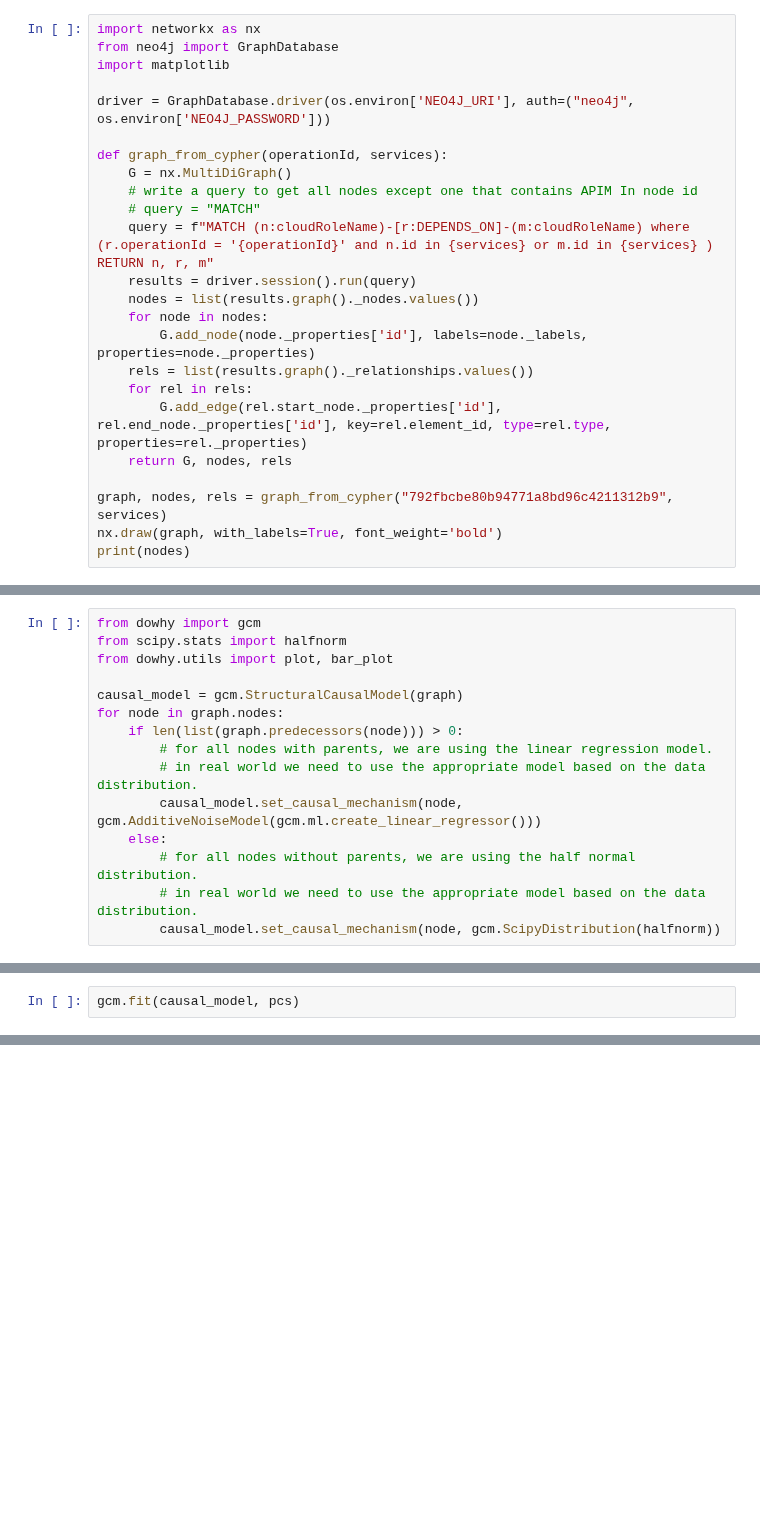
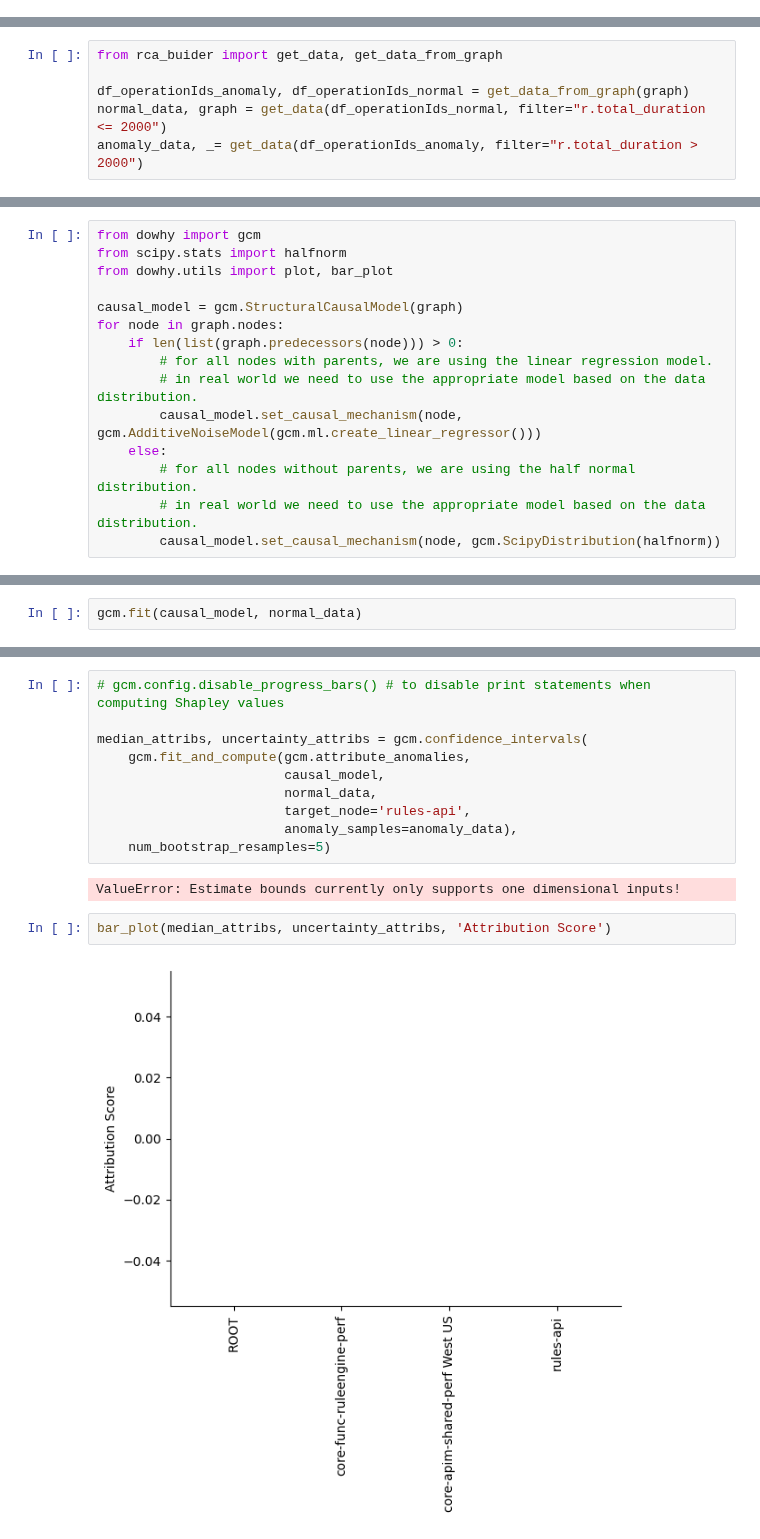
Before and after one commit to sriksmachi/sriksml, a Jupyter notebook: projects/causalmodels_on_microservices/data_prep.ipynb, the cells around one changed output, grey strips where cells are left out. Cells and saved outputs as stored; diff of their text form; blank space fills up the shorter version.

```diff
--- a/projects/causalmodels_on_microservices/data_prep.ipynb
+++ b/projects/causalmodels_on_microservices/data_prep.ipynb
@@ -203,24 +196,0 @@ print(services)
-# %%
-import networkx as nx
-from neo4j import GraphDatabase
-import matplotlib
-
-driver = GraphDatabase.driver(os.environ['NEO4J_URI'], auth=("neo4j", os.environ['NEO4J_PASSWORD']))
-
-def graph_from_cypher(operationId, services):
-    G = nx.MultiDiGraph()
-    # write a query to get all nodes except one that contains APIM In node id
-    # query = "MATCH"
-    query = f"MATCH (n:cloudRoleName)-[r:DEPENDS_ON]-(m:cloudRoleName) where (r.operationId = '{operationId}' and n.id in {services} or m.id in {services} ) RETURN n, r, m"
-    results = driver.session().run(query)
-    nodes = list(results.graph()._nodes.values())
-    for node in nodes:
-        G.add_node(node._properties['id'], labels=node._labels, properties=node._properties)
-    rels = list(results.graph()._relationships.values())
-    for rel in rels:
-        G.add_edge(rel.start_node._properties['id'], rel.end_node._properties['id'], key=rel.element_id, type=rel.type, properties=rel._properties)
-    return G, nodes, rels
-
-graph, nodes, rels = graph_from_cypher("792fbcbe80b94771a8bd96c4211312b9", services)
-nx.draw(graph, with_labels=True, font_weight='bold')
-print(nodes)
@@ -235 +199,7 @@ print(services_in_graph)
+# %%
+from rca_buider import get_data, get_data_from_graph
+
+df_operationIds_anomaly, df_operationIds_normal = get_data_from_graph(graph)
+normal_data, graph = get_data(df_operationIds_normal, filter="r.total_duration <= 2000")
+anomaly_data, _= get_data(df_operationIds_anomaly, filter="r.total_duration > 2000")
 # %%
@@ -281,3 +260,3 @@ for node in graph.nodes:
 # %%
-gcm.fit(causal_model, pcs)
+gcm.fit(causal_model, normal_data)
 # %%
@@ -294,0 +285,16 @@ CausalModelEvaluationResult(mechanism_performances={'v4-api': MechanismPerforman
+# %%
+# gcm.config.disable_progress_bars() # to disable print statements when computing Shapley values
+
+median_attribs, uncertainty_attribs = gcm.confidence_intervals(
+    gcm.fit_and_compute(gcm.attribute_anomalies,
+                        causal_model,
+                        normal_data,
+                        target_node='rules-api',
+                        anomaly_samples=anomaly_data),
+    num_bootstrap_resamples=5)
+# %% [output]
+ValueError: Estimate bounds currently only supports one dimensional inputs!
+# %%
+bar_plot(median_attribs, uncertainty_attribs, 'Attribution Score')
+# %% [output]
+[figure, added]
```
Also changed, not shown: parts of 17 cells of this notebook, 9 other files.
